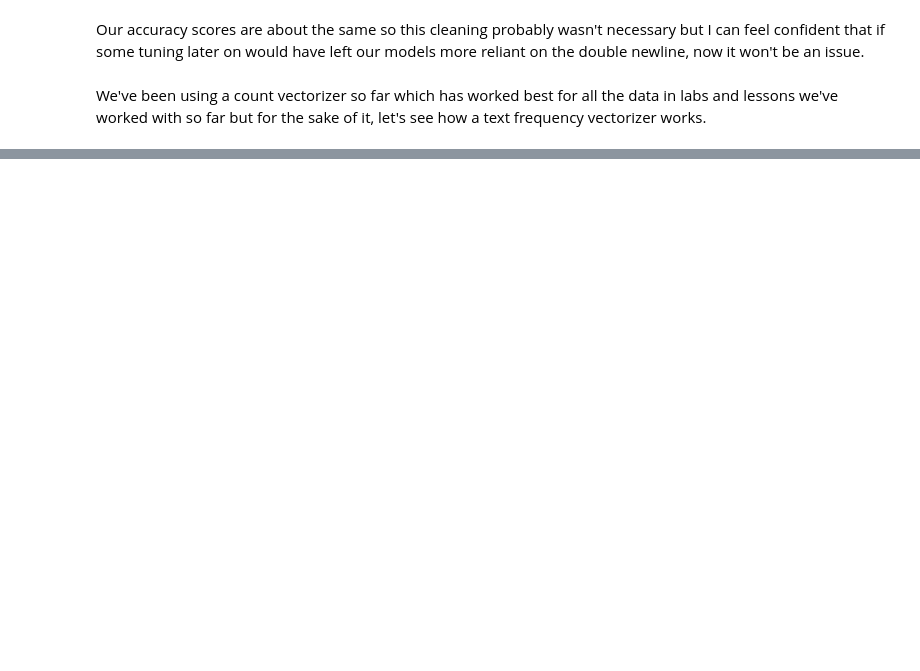
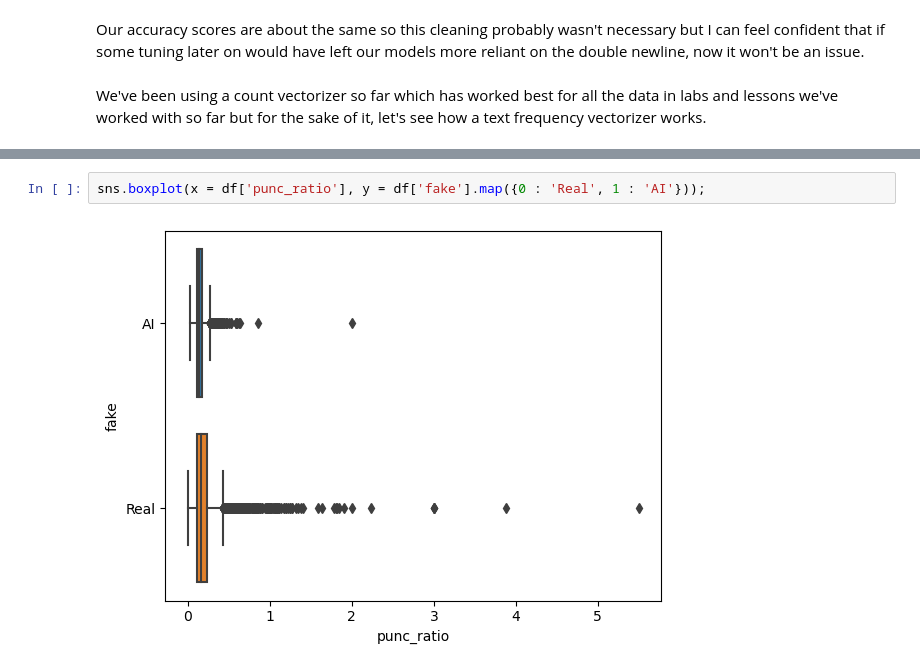
Before and after one commit to vijay-ravuri/reddit-comment-classification, a Jupyter notebook: code/02-Model_Building.ipynb, the cells around one changed output, grey strips where cells are left out. Drawn from its saved outputs; the diff is of its cells as text; blank space fills up the shorter version.

```diff
--- a/code/02-Model_Building.ipynb
+++ b/code/02-Model_Building.ipynb
@@ -318,0 +494,4 @@ df[(df['response'].str.contains('😀')) & (df['fake'] == 1)]
+# %%
+sns.boxplot(x = df['punc_ratio'], y = df['fake'].map({0 : 'Real', 1 : 'AI'}));
+# %% [output]
+[figure, added]
```
Also changed, not shown: parts of 40 cells of this notebook.
